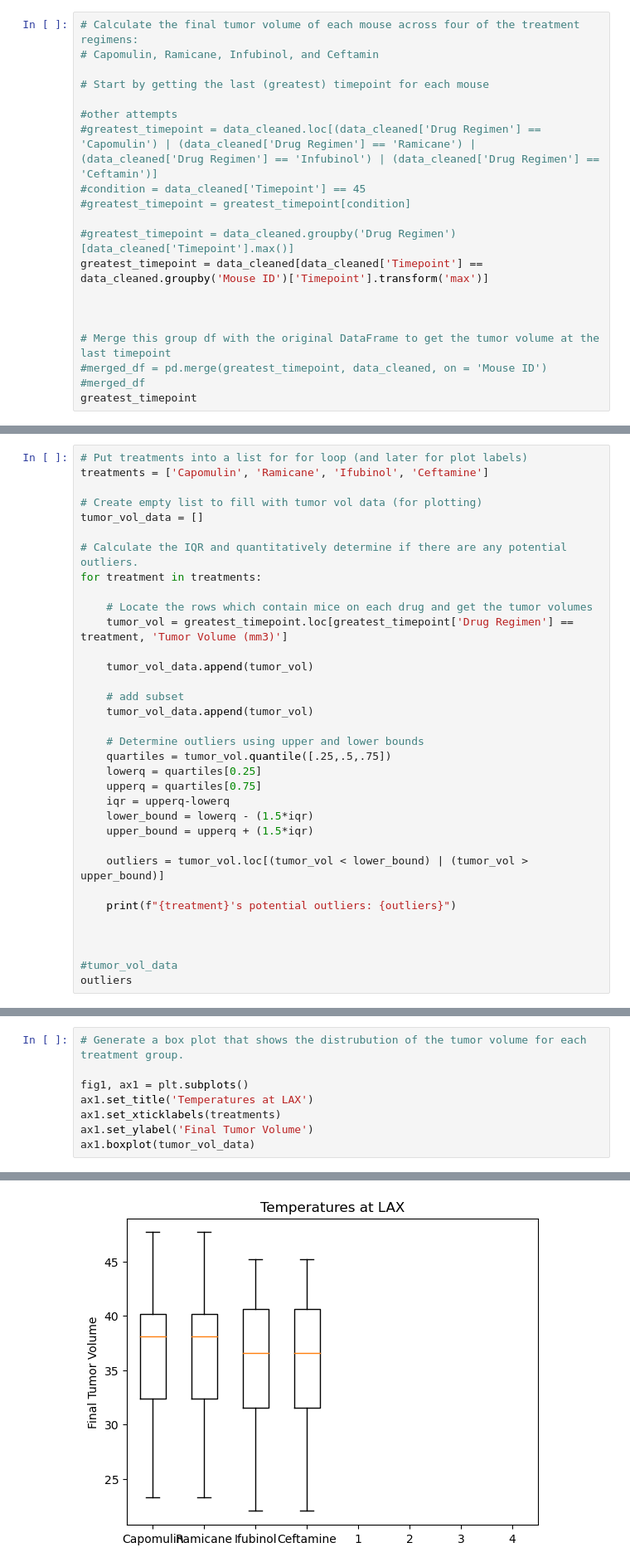
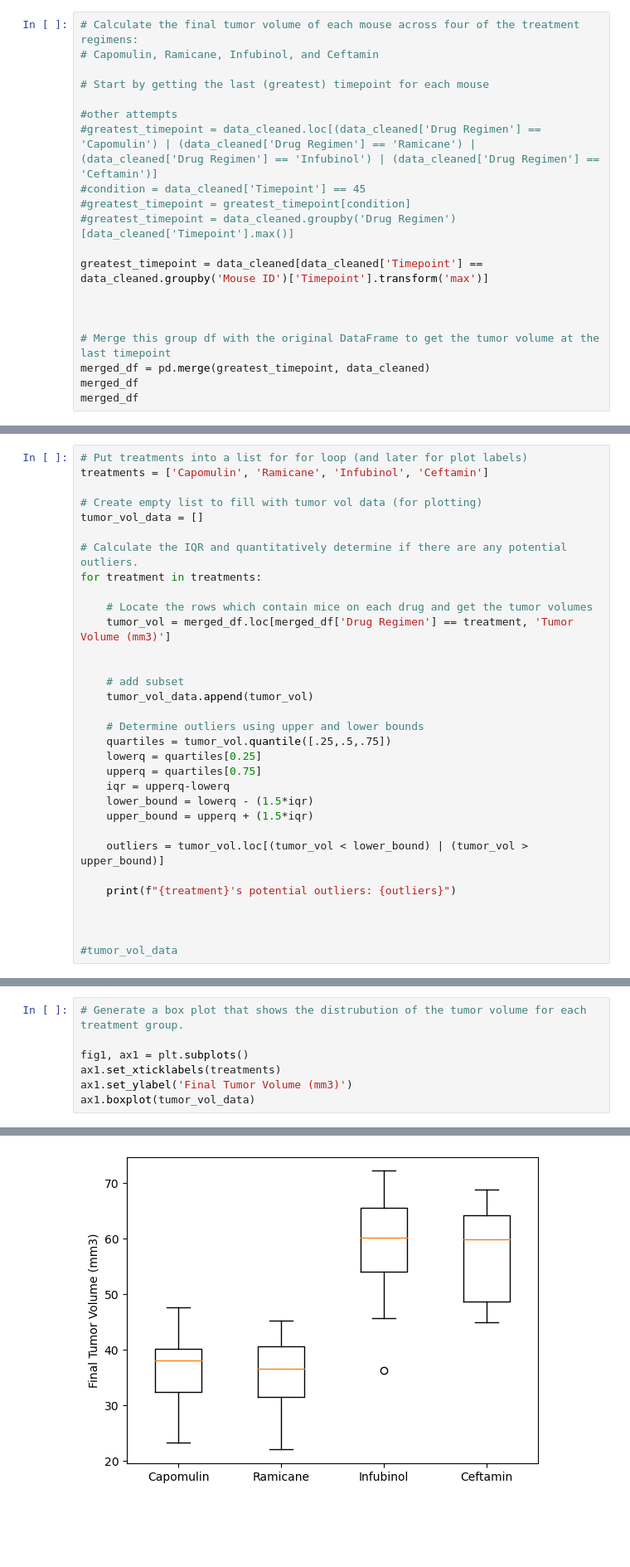
Before and after one commit to Kdata249/Pymaceuticals, a Jupyter notebook: 05-Data-Visualization/Starter_Code/Pymaceuticals_HW/pymaceuticals_starter.ipynb, the cells around one changed output, grey strips where cells are left out. Shown: that part at 83% size. Drawn from its saved outputs; the diff is of its cells as text; blank space fills up the shorter version.

```diff
--- a/05-Data-Visualization/Starter_Code/Pymaceuticals_HW/pymaceuticals_starter.ipynb
+++ b/05-Data-Visualization/Starter_Code/Pymaceuticals_HW/pymaceuticals_starter.ipynb
@@ -213,15 +220,15 @@ plt.pie(sex_counts, labels=labels, colors=colors,
 #greatest_timepoint = data_cleaned.loc[(data_cleaned['Drug Regimen'] == 'Capomulin') | (data_cleaned['Drug Regimen'] == 'Ramicane') | (data_cleaned['Drug Regimen'] == 'Infubinol') | (data_cleaned['Drug Regimen'] == 'Ceftamin')]
 #condition = data_cleaned['Timepoint'] == 45
 #greatest_timepoint = greatest_timepoint[condition]
+#greatest_timepoint = data_cleaned.groupby('Drug Regimen')[data_cleaned['Timepoint'].max()]
 
-#greatest_timepoint = data_cleaned.groupby('Drug Regimen')[data_cleaned['Timepoint'].max()]
 greatest_timepoint = data_cleaned[data_cleaned['Timepoint'] == data_cleaned.groupby('Mouse ID')['Timepoint'].transform('max')]
 
 
 
 # Merge this group df with the original DataFrame to get the tumor volume at the last timepoint
-#merged_df = pd.merge(greatest_timepoint, data_cleaned, on = 'Mouse ID')
-#merged_df
-greatest_timepoint
+merged_df = pd.merge(greatest_timepoint, data_cleaned)
+merged_df
+merged_df
 # %% [output]
 |  | Mouse ID | Timepoint | Tumor Volume (mm3) | Metastatic Sites | Drug Regimen | Sex | Age_months | ... |
@@ -239,7 +246,7 @@ greatest_timepoint
 248 rows × 8 columns
 # %%
 # Put treatments into a list for for loop (and later for plot labels)
-treatments = ['Capomulin', 'Ramicane', 'Ifubinol', 'Ceftamine']
+treatments = ['Capomulin', 'Ramicane', 'Infubinol', 'Ceftamin']
 
 # Create empty list to fill with tumor vol data (for plotting)
 tumor_vol_data = []
@@ -248,9 +255,8 @@ tumor_vol_data = []
 for treatment in treatments:
 
     # Locate the rows which contain mice on each drug and get the tumor volumes
-    tumor_vol = greatest_timepoint.loc[greatest_timepoint['Drug Regimen'] == treatment, 'Tumor Volume (mm3)']
+    tumor_vol = merged_df.loc[merged_df['Drug Regimen'] == treatment, 'Tumor Volume (mm3)']
 
-    tumor_vol_data.append(tumor_vol)
 
     # add subset
     tumor_vol_data.append(tumor_vol)
@@ -270,7 +276,6 @@ for treatment in treatments:
 
 
 #tumor_vol_data
-outliers
 # %% [output]
 Capomulin's potential outliers: Series([], Name: Tumor Volume (mm3), dtype: float64)
 Ramicane's potential outliers: Series([], Name: Tumor Volume (mm3), dtype: float64)
@@ -281,9 +286,8 @@ Series([], Name: Tumor Volume (mm3), dtype: float64)
 # Generate a box plot that shows the distrubution of the tumor volume for each treatment group.
 
 fig1, ax1 = plt.subplots()
-ax1.set_title('Temperatures at LAX')
 ax1.set_xticklabels(treatments)
-ax1.set_ylabel('Final Tumor Volume')
+ax1.set_ylabel('Final Tumor Volume (mm3)')
 ax1.boxplot(tumor_vol_data)
 # %% [output]
 {'whiskers': [<matplotlib.lines.Line2D at 0x...>,
@@ -302,8 +306,8 @@ ax1.boxplot(tumor_vol_data)
   <matplotlib.lines.Line2D at 0x...>,
   <matplotlib.lines.Line2D at 0x...>,
   <matplotlib.lines.Line2D at 0x...>],
  'means': []}
-[figure, old version]
+[figure, new version]
 # %% [markdown]
 ## Line and Scatter Plots
 # %%
```
Also changed, not shown: parts of 6 cells of this notebook.
